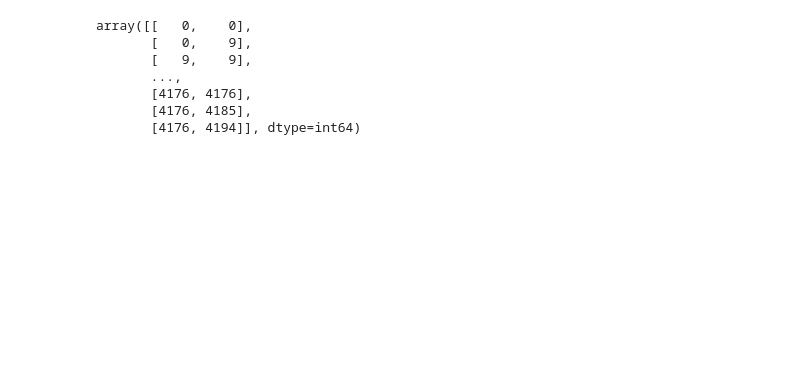
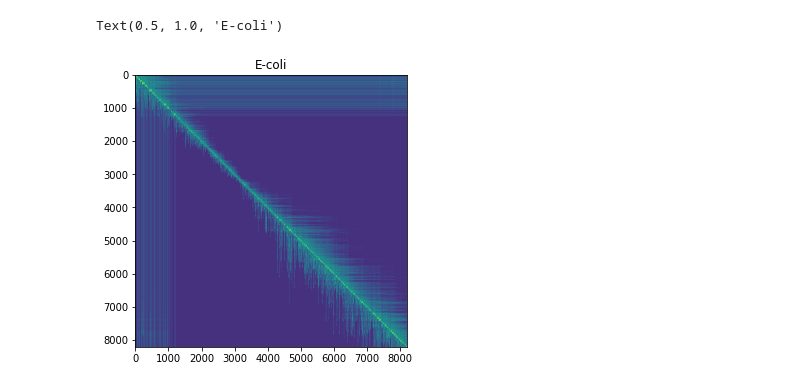
Before and after one commit to barbaroo/genome_topology, a Jupyter notebook: Hi-C map analysis/ExtractTopology_populationHiC.ipynb, the cells around one changed output. Drawn from its saved outputs; the diff is of its cells as text; code cells hidden in the pictures; blank space fills up the shorter version.

```diff
--- a/Hi-C map analysis/ExtractTopology_populationHiC.ipynb
+++ b/Hi-C map analysis/ExtractTopology_populationHiC.ipynb
@@ -77,10 +67,7 @@ index.shape
-# %%
-index
-# %% [output]
-array([[   0,    0],
-       [   0,    9],
-       [   9,    9],
-       ...,
-       [4176, 4176],
-       [4176, 4185],
-       [4176, 4194]], dtype=int64)
+# %%
+plt.figure(figsize=(5, 5))
+plt.imshow(mat)
+plt.title('E-coli')
+# %% [output]
+Text(0.5, 1.0, 'E-coli')
+[figure, added]
```
Also changed, not shown: parts of 6 cells of this notebook, 1 other file.
